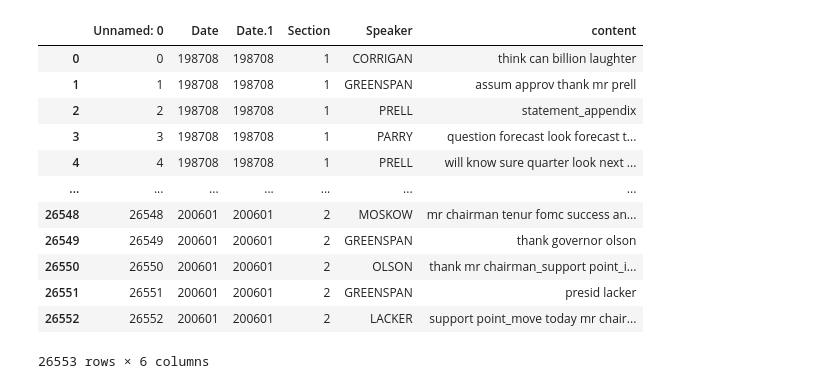
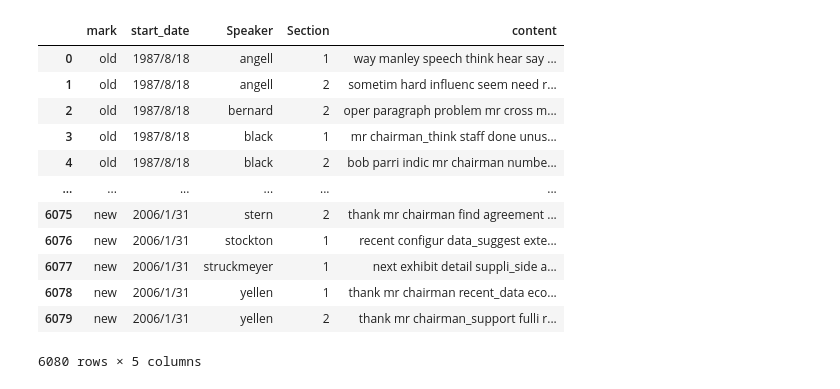
Before and after one commit to Zoeewang/Research-Project, a Jupyter notebook: data_preprocess.ipynb, the cells around one changed output. Drawn from its saved outputs; the diff is of its cells as text; code cells hidden in the pictures.

```diff
--- a/data_preprocess.ipynb
+++ b/data_preprocess.ipynb
@@ -1,18 +1,18 @@
 # %%
 import pandas as pd
-data = pd.read_csv("FOMC_token_separated_col.csv")
+data = pd.read_csv("speaker_data.csv")
 data
 # %% [output]
-|  | Unnamed: 0 | Date | Date.1 | Section | Speaker | content |
-| 0 | 0 | 198708 | 198708 | 1 | CORRIGAN | think can billion laughter |
-| 1 | 1 | 198708 | 198708 | 1 | GREENSPAN | assum approv thank mr prell |
-| 2 | 2 | 198708 | 198708 | 1 | PRELL | statement_appendix |
-| 3 | 3 | 198708 | 198708 | 1 | PARRY | question forecast look forecast t... |
-| 4 | 4 | 198708 | 198708 | 1 | PRELL | will know sure quarter look next ... |
-| ... | ... | ... | ... | ... | ... | ... |
-| 26548 | 26548 | 200601 | 200601 | 2 | MOSKOW | mr chairman tenur fomc success an... |
-| 26549 | 26549 | 200601 | 200601 | 2 | GREENSPAN | thank governor olson |
-| 26550 | 26550 | 200601 | 200601 | 2 | OLSON | thank mr chairman_support point_i... |
-| 26551 | 26551 | 200601 | 200601 | 2 | GREENSPAN | presid lacker |
-| 26552 | 26552 | 200601 | 200601 | 2 | LACKER | support point_move today mr chair... |
+|  | mark | start_date | Speaker | Section | content |
+| 0 | old | 1987/8/18 | angell | 1 | way manley speech think hear say ... |
+| 1 | old | 1987/8/18 | angell | 2 | sometim hard influenc seem need r... |
+| 2 | old | 1987/8/18 | bernard | 2 | oper paragraph problem mr cross m... |
+| 3 | old | 1987/8/18 | black | 1 | mr chairman_think staff done unus... |
+| 4 | old | 1987/8/18 | black | 2 | bob parri indic mr chairman numbe... |
+| ... | ... | ... | ... | ... | ... |
+| 6075 | new | 2006/1/31 | stern | 2 | thank mr chairman find agreement ... |
+| 6076 | new | 2006/1/31 | stockton | 1 | recent configur data_suggest exte... |
+| 6077 | new | 2006/1/31 | struckmeyer | 1 | next exhibit detail suppli_side a... |
+| 6078 | new | 2006/1/31 | yellen | 1 | thank mr chairman recent_data eco... |
+| 6079 | new | 2006/1/31 | yellen | 2 | thank mr chairman_support fulli r... |
-26553 rows × 6 columns
+6080 rows × 5 columns
```
Also changed, not shown: parts of 29 cells of this notebook, 23 other files.
